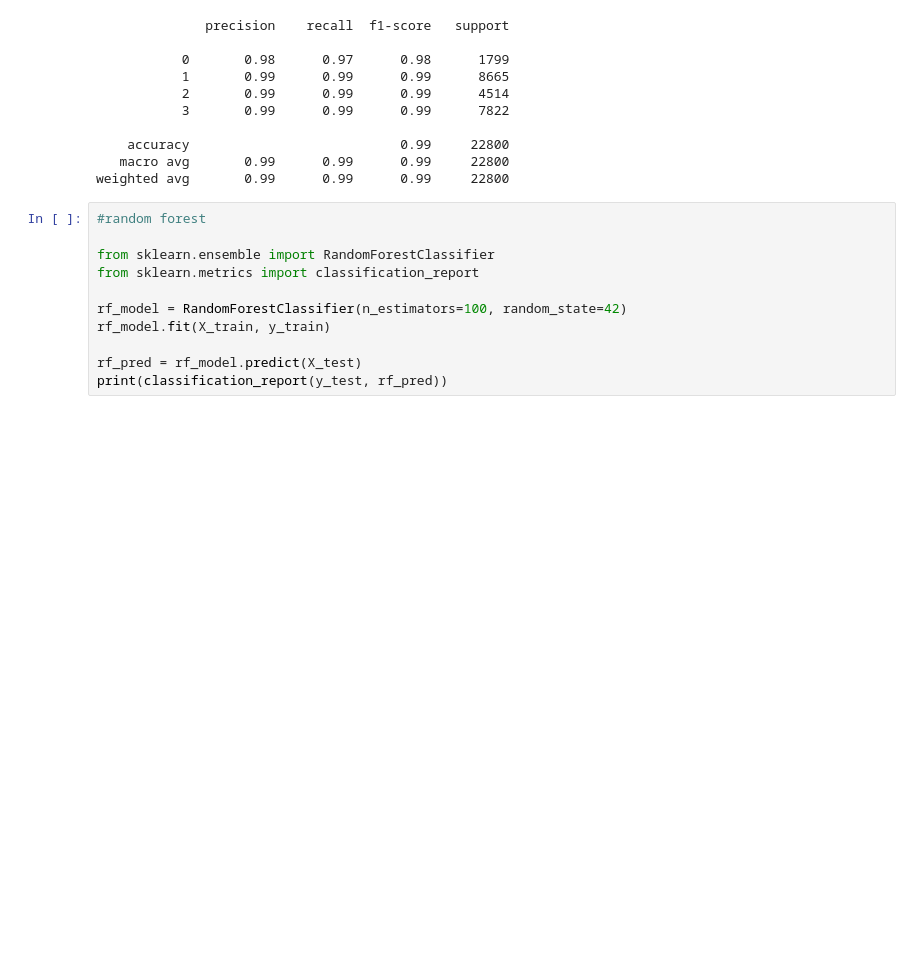
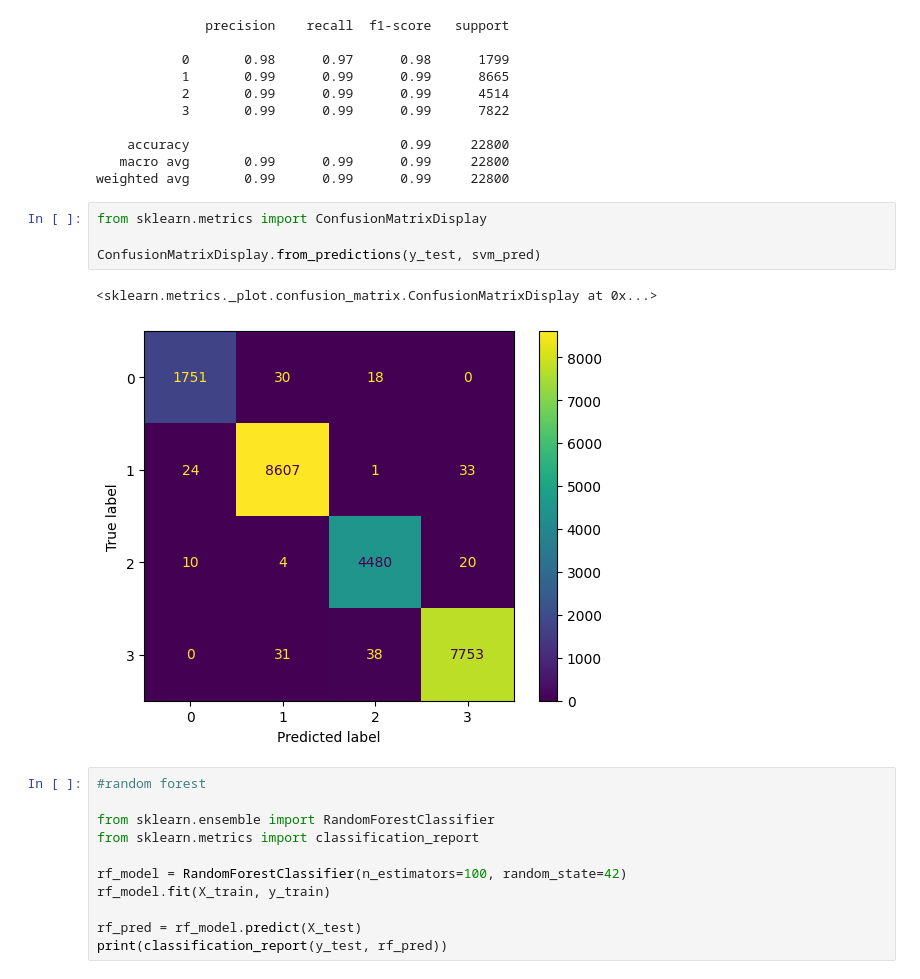
Before and after one commit to Bayuarii/Final-Project-DSAI, a Jupyter notebook: 3_model_analisis/3model_music.ipynb, the cells around one changed output. Drawn from its saved outputs; the diff is of its cells as text; blank space fills up the shorter version.

```diff
--- a/3_model_analisis/3model_music.ipynb
+++ b/3_model_analisis/3model_music.ipynb
@@ -148,6 +126,13 @@ print(classification_report(y_test, svm_pred))
     accuracy                           0.99     22800
    macro avg       0.99      0.99      0.99     22800
 weighted avg       0.99      0.99      0.99     22800
+# %%
+from sklearn.metrics import ConfusionMatrixDisplay
+
+ConfusionMatrixDisplay.from_predictions(y_test, svm_pred)
+# %% [output]
+<sklearn.metrics._plot.confusion_matrix.ConfusionMatrixDisplay at 0x...>
+[figure, added]
 # %%
 #random forest
 
```
Also changed, not shown: parts of 3 cells of this notebook.
